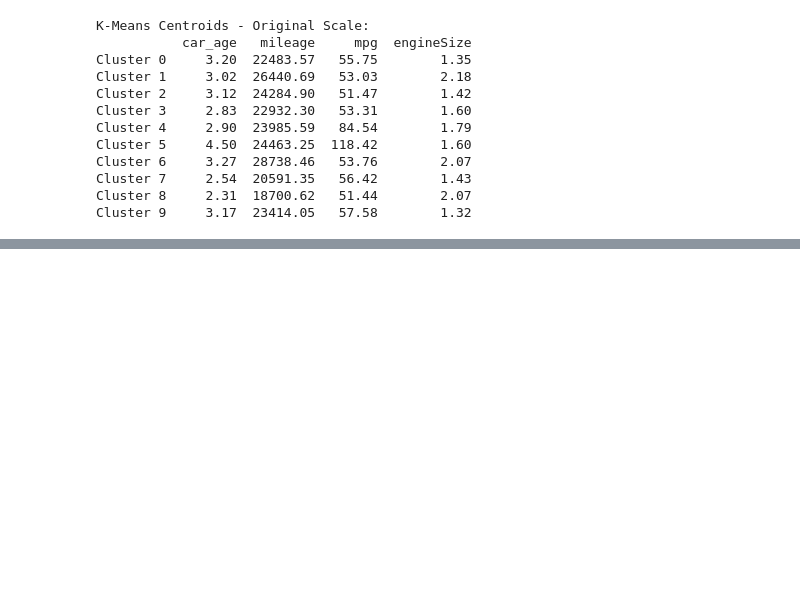
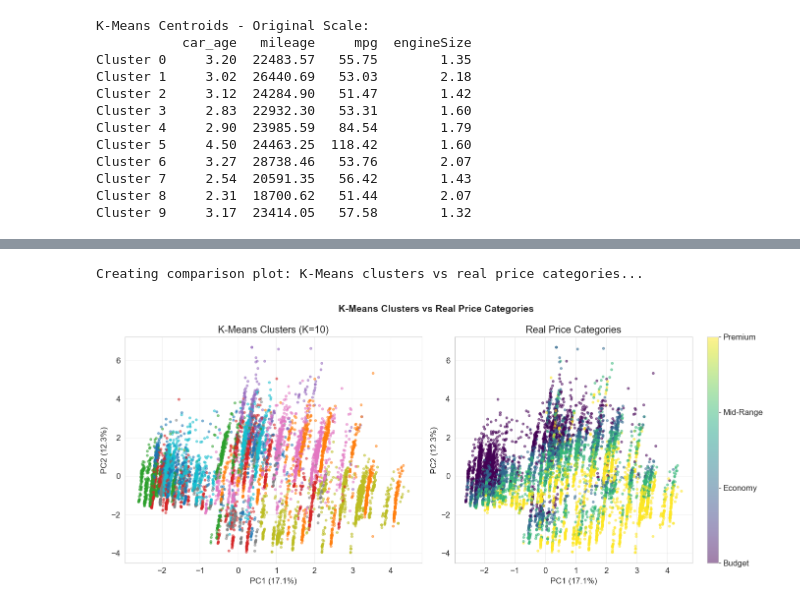
Before and after one commit to ErinaTernava/AutoValue, a Jupyter notebook: notebooks/clustering.ipynb, the cells around one changed output, grey strips where cells are left out. Drawn from its saved outputs; the diff is of its cells as text; code cells hidden in the pictures; blank space fills up the shorter version.

Commit message:
Implement clustering evaluation against real price categories /Greta

```diff
--- a/notebooks/clustering.ipynb
+++ b/notebooks/clustering.ipynb
@@ -1326,0 +1430,80 @@ Cluster 9     3.17  23414.05   57.58        1.32
+# %%
+print('Creating comparison plot: K-Means clusters vs real price categories...')
+
+PLOT_SAMPLE_SIZE = 10000
+
+if len(X_scaled) > PLOT_SAMPLE_SIZE:
+    plot_indices = np.random.choice(
+        len(X_scaled),
+        size=PLOT_SAMPLE_SIZE,
+        replace=False
+    )
+
+    X_pca_plot = X_pca_2d[plot_indices]
+    labels_kmeans_plot = labels_kmeans[plot_indices]
+    y_price_plot = np.array(y_price_category)[plot_indices]
+
+else:
+    X_pca_plot = X_pca_2d
+    labels_kmeans_plot = labels_kmeans
+    y_price_plot = np.array(y_price_category)
+
+fig, axes = plt.subplots(1, 2, figsize=(14, 6))
+
+fig.suptitle(
+    'K-Means Clusters vs Real Price Categories',
+    fontsize=14,
+    fontweight='bold'
+)
+
+scatter1 = axes[0].scatter(
+    X_pca_plot[:, 0],
+    X_pca_plot[:, 1],
+    c=labels_kmeans_plot,
+    cmap='tab10',
+    alpha=0.5,
+    s=10
+)
+
+axes[0].set_title(f'K-Means Clusters (K={OPTIMAL_K})')
+axes[0].set_xlabel(f'PC1 ({pca_2d.explained_variance_ratio_[0]*100:.1f}%)')
+axes[0].set_ylabel(f'PC2 ({pca_2d.explained_variance_ratio_[1]*100:.1f}%)')
+axes[0].grid(True, alpha=0.3)
+
+price_order = ['Budget', 'Economy', 'Mid-Range', 'Premium']
+price_category_numeric = pd.Categorical(
+    y_price_plot,
+    categories=price_order,
+    ordered=True
+).codes
+
+scatter2 = axes[1].scatter(
+    X_pca_plot[:, 0],
+    X_pca_plot[:, 1],
+    c=price_category_numeric,
+    cmap='viridis',
+    alpha=0.5,
+    s=10
+)
+
+axes[1].set_title('Real Price Categories')
+axes[1].set_xlabel(f'PC1 ({pca_2d.explained_variance_ratio_[0]*100:.1f}%)')
+axes[1].set_ylabel(f'PC2 ({pca_2d.explained_variance_ratio_[1]*100:.1f}%)')
+axes[1].grid(True, alpha=0.3)
+
+cbar = plt.colorbar(scatter2, ax=axes[1])
+cbar.set_ticks(range(len(price_order)))
+cbar.set_ticklabels(price_order)
+
+plt.tight_layout()
+
+plt.savefig(
+    'plots/clustering_vs_real_labels.png',
+    dpi=150,
+    bbox_inches='tight'
+)
+
+plt.show()
+# %% [output]
+Creating comparison plot: K-Means clusters vs real price categories...
+[figure, added]
```
Also changed, not shown: parts of 2 cells of this notebook, 2 other files.
